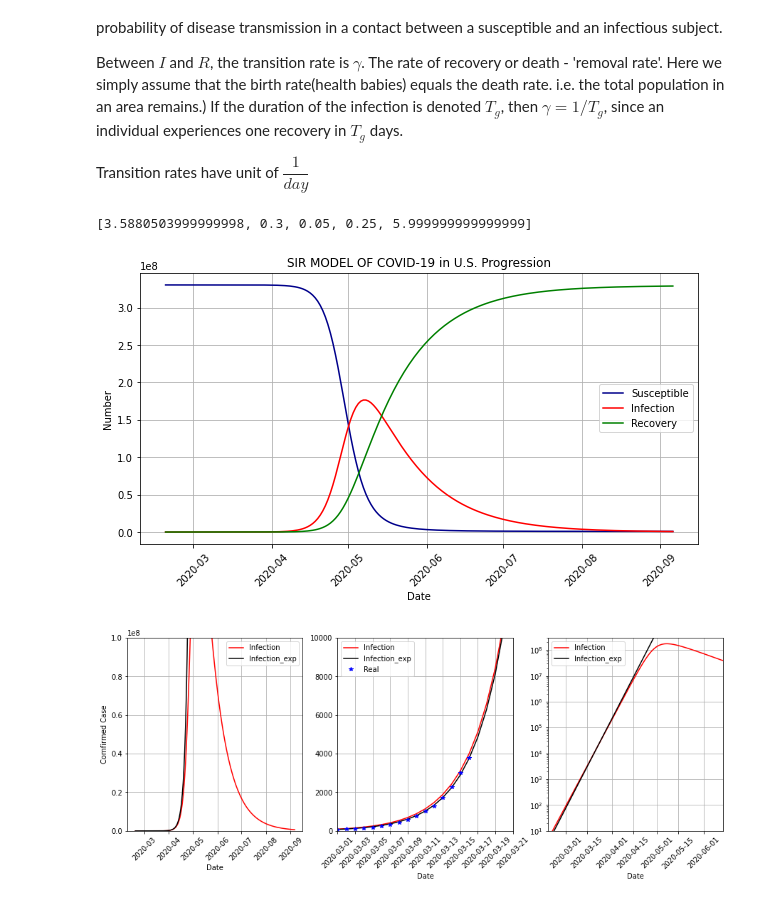
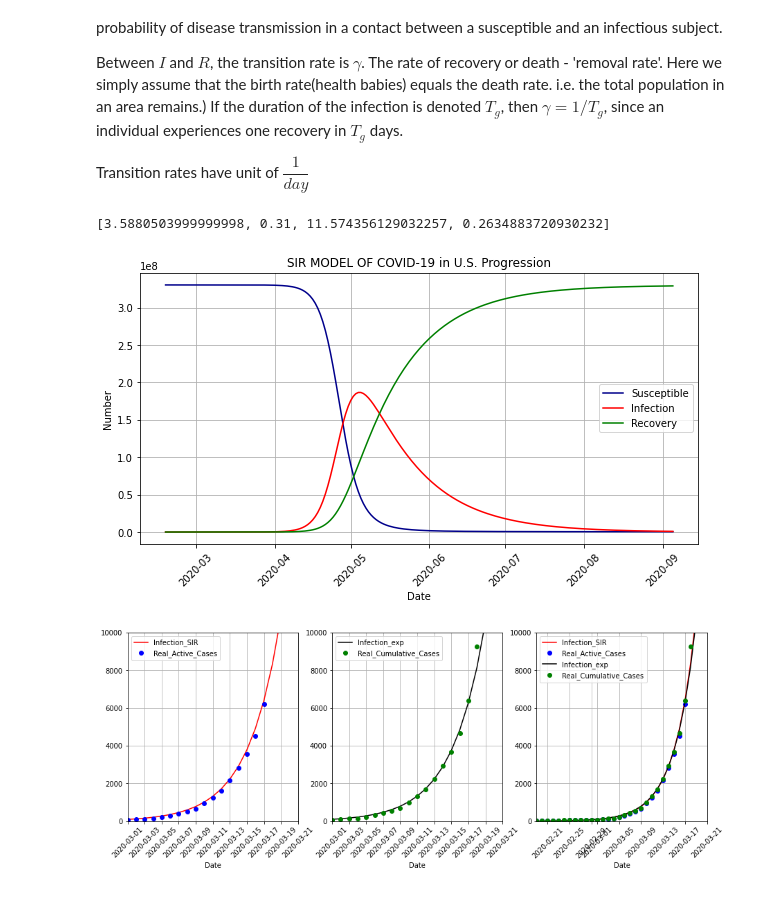
Before and after one commit to vabi-hao/US-COVID-SIR, a Jupyter notebook: covid_us_SIR.ipynb, the cells around one changed output. Saved outputs shown, nothing was run; the diff lists cells and outputs as text; code cells hidden in the pictures.

```diff
--- a/covid_us_SIR.ipynb
+++ b/covid_us_SIR.ipynb
@@ -20,7 +20,7 @@ from pandas.plotting import register_matplotlib_converters
 from tabulate import tabulate as tb
 register_matplotlib_converters()
 # generation time
-Tg = 20
+Tg = 21.5
 # infectious period
 Ti = 10
 lamda = 0.25880504
@@ -35,11 +35,11 @@ def gammaFunc(Tg = Tg):
     return 1/Tg
 gamma = gammaFunc()
 #beta = R0 / Ti
-beta = 0.3
-Ti = beta * R0
-[R0,beta,gamma,beta-gamma,beta/gamma]
+beta = 0.31
+Ti = R0/beta
+[R0,beta,Ti,beta-gamma]
 # %% [output]
-[3.5880503999999998, 0.3, 0.05, 0.25, 5.999999999999999]
+[3.5880503999999998, 0.31, 11.574356129032257, 0.2634883720930232]
 # %%
 
 # differential equations
@@ -58,13 +58,13 @@ T = 200
 Time = np.arange(0, T + 1)
 N = 330442425
 #I set the susceptible number to be 60% of the total populations. Don't know wether this is right.
-I = 6
+I = 4
 INI = (N, I, 0)
 # solve the system of differential equations
 RES = spi.odeint(SEIR, INI, Time)
 # %%
 plt.figure(figsize=(10,5))
-start_day_us = datetime.date(2020,2,19)
+start_day_us = datetime.date(2020,2,18)
 dates_us = [start_day_us + datetime.timedelta(n) for n in range(T + 1)]
 plt.plot(dates_us, RES[:,0],color = 'darkblue',label = 'Susceptible')
 plt.plot(dates_us, RES[:,1],color = 'red',label = 'Infection')
@@ -78,44 +78,51 @@ plt.title('SIR MODEL OF COVID-19 in U.S. Progression')
 plt.savefig('covid_us_SIR_1.pdf',bbox_inches='tight')
 plt.show()
 # %% [output]
-[figure, old version]
+[figure, new version]
 # %%
 exp_model = np.exp(3.05313422)*np.exp(lamda*(np.arange(T+1)-6))
-y = np.array([15,15,15,35,35,35,53,57,59,60,66,71,91,109,130,161,236,336,452,573,751,1041,1288,1712,2279,3002,3778])
-
+active_case = np.array([12,12,12,29,29,28,48,51,54,54,57,60,
+              65,85,106,138,200,289,401,504,663,949,
+              1248,1625,2157,2830,3553,4503,6196])
+cum_case  =  np.array([15,15,15,35,35,35,53,57,59,60,63,68,
+                        75,100,124,158,221,319,435,541,704,994,
+                        1301,1697,2247,2943,3680,4663,6411,9259])
 plt.figure(figsize=(15,5))
 plt.subplot(131)
-plt.plot(dates_us, RES[:,1],color = 'red',label = 'Infection')
-plt.plot(dates_us, exp_model,color = 'black',label = 'Infection_exp')
-plt.legend()
-plt.xlabel('Date')
-plt.ylabel('Comfirmed Case')
-plt.xticks(rotation=45)
-plt.ylim((0, 1e8))
-#plt.xlim((datetime.date(2020,2,18),datetime.date(2020,3,18)))
-plt.grid()
-plt.subplot(132)
-plt.plot(dates_us, RES[:,1],color = 'red',label = 'Infection')
-plt.plot(dates_us, exp_model,color = 'black',label = 'Infection_exp')
-plt.plot(dates_us[0:27], y,'b*',label = 'Real')
+plt.plot(dates_us, RES[:,1],color = 'red',label = 'Infection_SIR')
+plt.plot(dates_us[0:29], active_case,'bo',label = 'Real_Active_Cases')
 
 plt.legend()
 plt.xlabel('Date')
 plt.xticks(rotation=45)
 plt.ylim((0, 1e4))
 plt.xlim((datetime.date(2020,3,1),datetime.date(2020,3,21)))
 plt.grid()
-plt.subplot(133)
-plt.plot(dates_us, RES[:,1],color = 'red',label = 'Infection')
+
+plt.subplot(132)
 plt.plot(dates_us, exp_model,color = 'black',label = 'Infection_exp')
+plt.plot(dates_us[0:30], cum_case,'go',label = 'Real_Cumulative_Cases')
+
 plt.legend()
 plt.xlabel('Date')
 plt.xticks(rotation=45)
-plt.ylim((10, 3e8))
-plt.yscale('log')
-plt.xlim((datetime.date(2020,2,18),datetime.date(2020,6,14)))
+plt.ylim((0, 1e4))
+plt.xlim((datetime.date(2020,3,1),datetime.date(2020,3,21)))
+plt.grid()
+
+plt.subplot(133)
+plt.plot(dates_us, RES[:,1],color = 'red',label = 'Infection_SIR')
+plt.plot(dates_us[0:29], active_case,'bo',label = 'Real_Active_Cases')
+plt.plot(dates_us, exp_model,color = 'black',label = 'Infection_exp')
+plt.plot(dates_us[0:30], cum_case,'go',label = 'Real_Cumulative_Cases')
+
+plt.legend()
+plt.xlabel('Date')
+plt.xticks(rotation=45)
+plt.ylim((0, 1e4))
+plt.xlim((datetime.date(2020,2,19),datetime.date(2020,3,21)))
 plt.grid()
 plt.savefig('covid_us_SIR_2.pdf',bbox_inches='tight')
 plt.show()
 # %% [output]
-[figure, old version]
+[figure, new version]
```
Also changed, not shown: parts of 3 cells of this notebook, 6 other files.
